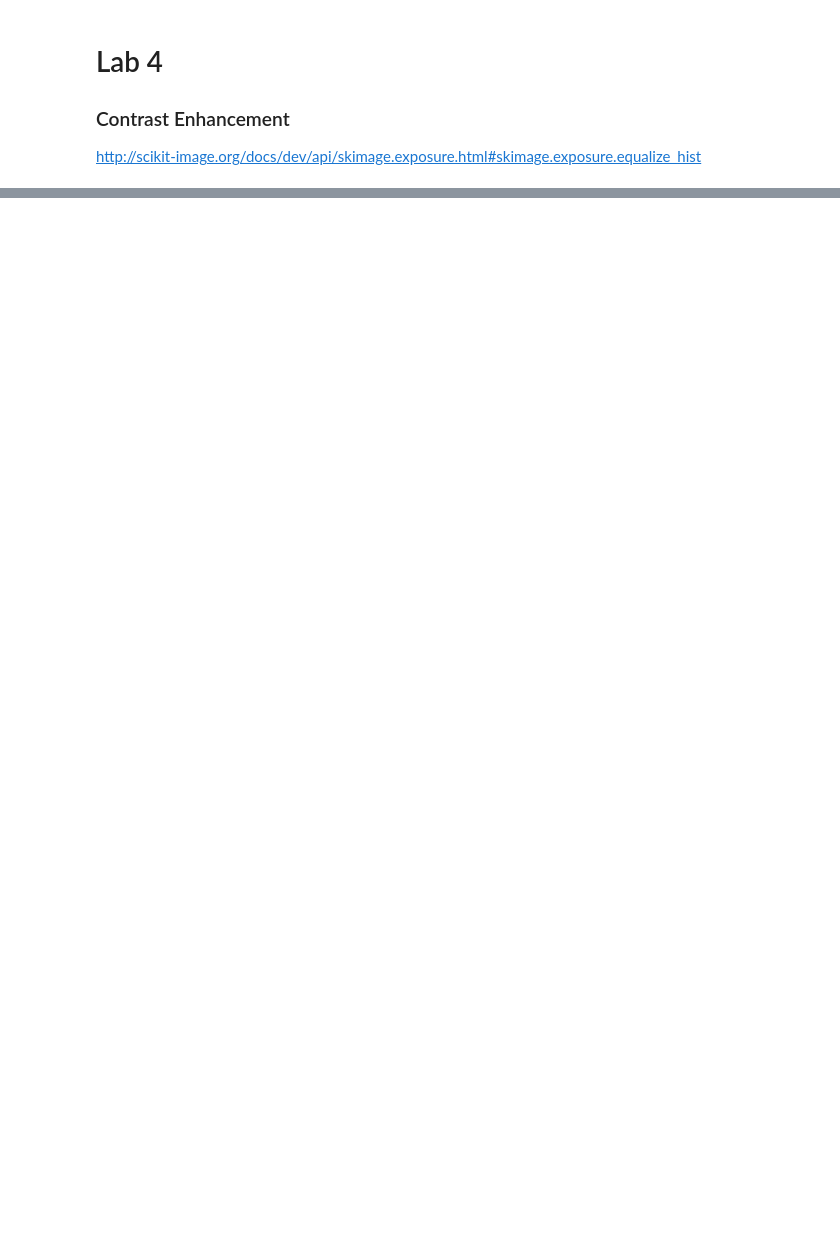
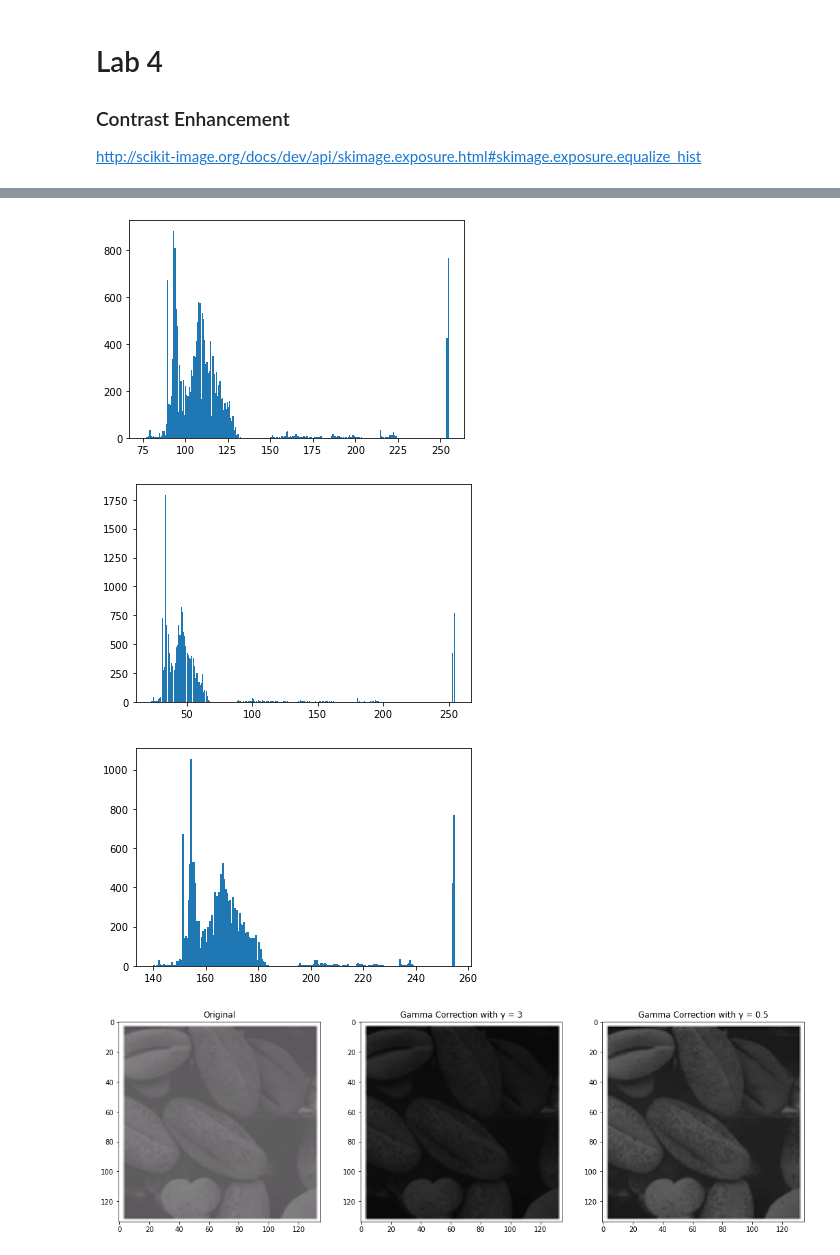
Before and after one commit to We2Am-BaSsem/IP-Labs, a Jupyter notebook: Lab04/Lab4_STD.ipynb, the cells around one changed output, grey strips where cells are left out. Saved outputs shown, nothing was run; the diff lists cells and outputs as text; code cells hidden in the pictures; blank space fills up the shorter version.

```diff
--- a/Lab04/Lab4_STD.ipynb
+++ b/Lab04/Lab4_STD.ipynb
@@ -60,0 +83,22 @@ def getImageWithHist(name,ext,nbins=256):
+# %%
+'''
+3
+Gamma Correction
+'''
+def Gamma_Correction(image,c = 1, y = 1):
+    return (c*(image**y))
+
+
+originalImage = io.imread('./imgs/Picture2.png')
+picture2 = rgb2gray(rgba2rgb(originalImage))
+gammaImage1 = Gamma_Correction(picture2,c=1,y=2)
+gammaImage2 = Gamma_Correction(picture2,c=1,y=0.5)
+showHist(picture2)
+showHist(gammaImage1)
+showHist(gammaImage2)
+show_images(images = [originalImage,gammaImage1,gammaImage2], titles = ['Original', 'Gamma Correction with γ = 3', 'Gamma Correction with γ = 0.5'])
+# %% [output]
+[figure, added]
+[figure, added]
+[figure, added]
+[figure, added]
```
Also changed, not shown: parts of 9 cells of this notebook, 1 other file.
